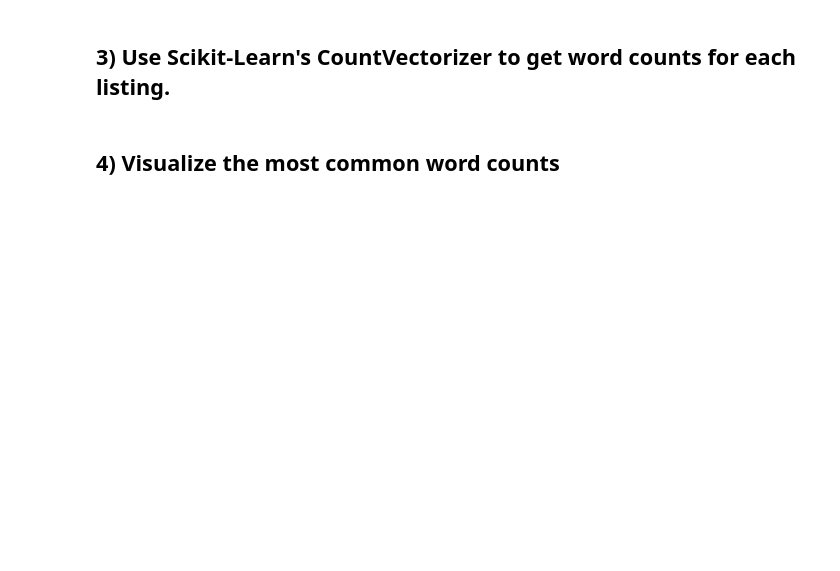
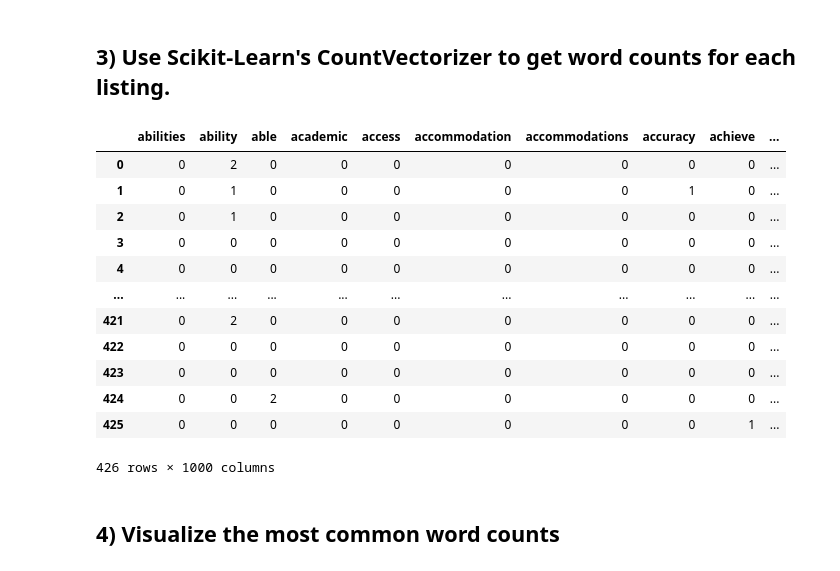
Before and after one commit to minh14496/DS-Unit-4-Sprint-1-NLP, a Jupyter notebook: module2-vector-representations/LS_DS_412_Vector_Representations_Assignment.ipynb, the cells around one changed output. Drawn from its saved outputs; the diff is of its cells as text; code cells hidden in the pictures; blank space fills up the shorter version.

```diff
--- a/module2-vector-representations/LS_DS_412_Vector_Representations_Assignment.ipynb
+++ b/module2-vector-representations/LS_DS_412_Vector_Representations_Assignment.ipynb
@@ -80,2 +168,30 @@ raise Exception("\nThis task is not complete. \nReplace this line with your code
+# %%
+##### Your Code Here #####
+# instantiate the vectorizer
+vect = CountVectorizer(stop_words="english", max_features=1000)
+
+# learn BCC dataset vocab
+vect.fit(df['clean_text'])
+
+# create dtm for BCC dataset
+dtm = vect.transform(df['clean_text'])
+
+dtm = pd.DataFrame(data=dtm.toarray(),  columns=vect.get_feature_names())
+# %%
+dtm
+# %% [output]
+|  | abilities | ability | able | academic | access | accommodation | accommodations | accuracy | achieve | ... |
+| 0 | 0 | 2 | 0 | 0 | 0 | 0 | 0 | 0 | 0 | ... |
+| 1 | 0 | 1 | 0 | 0 | 0 | 0 | 0 | 1 | 0 | ... |
+| 2 | 0 | 1 | 0 | 0 | 0 | 0 | 0 | 0 | 0 | ... |
+| 3 | 0 | 0 | 0 | 0 | 0 | 0 | 0 | 0 | 0 | ... |
+| 4 | 0 | 0 | 0 | 0 | 0 | 0 | 0 | 0 | 0 | ... |
+| ... | ... | ... | ... | ... | ... | ... | ... | ... | ... | ... |
+| 421 | 0 | 2 | 0 | 0 | 0 | 0 | 0 | 0 | 0 | ... |
+| 422 | 0 | 0 | 0 | 0 | 0 | 0 | 0 | 0 | 0 | ... |
+| 423 | 0 | 0 | 0 | 0 | 0 | 0 | 0 | 0 | 0 | ... |
+| 424 | 0 | 0 | 2 | 0 | 0 | 0 | 0 | 0 | 0 | ... |
+| 425 | 0 | 0 | 0 | 0 | 0 | 0 | 0 | 0 | 1 | ... |
+426 rows × 1000 columns
 # %% [markdown]
 ## 4) Visualize the most common word counts
```
Also changed, not shown: parts of 26 cells of this notebook.
